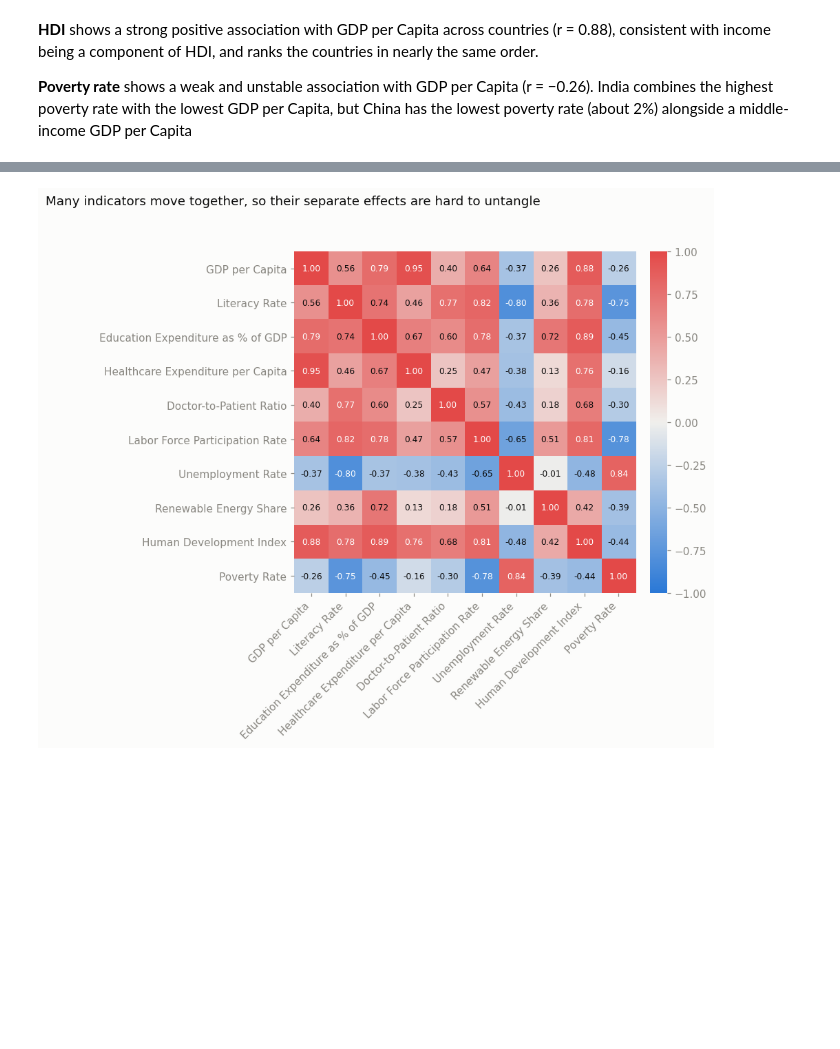
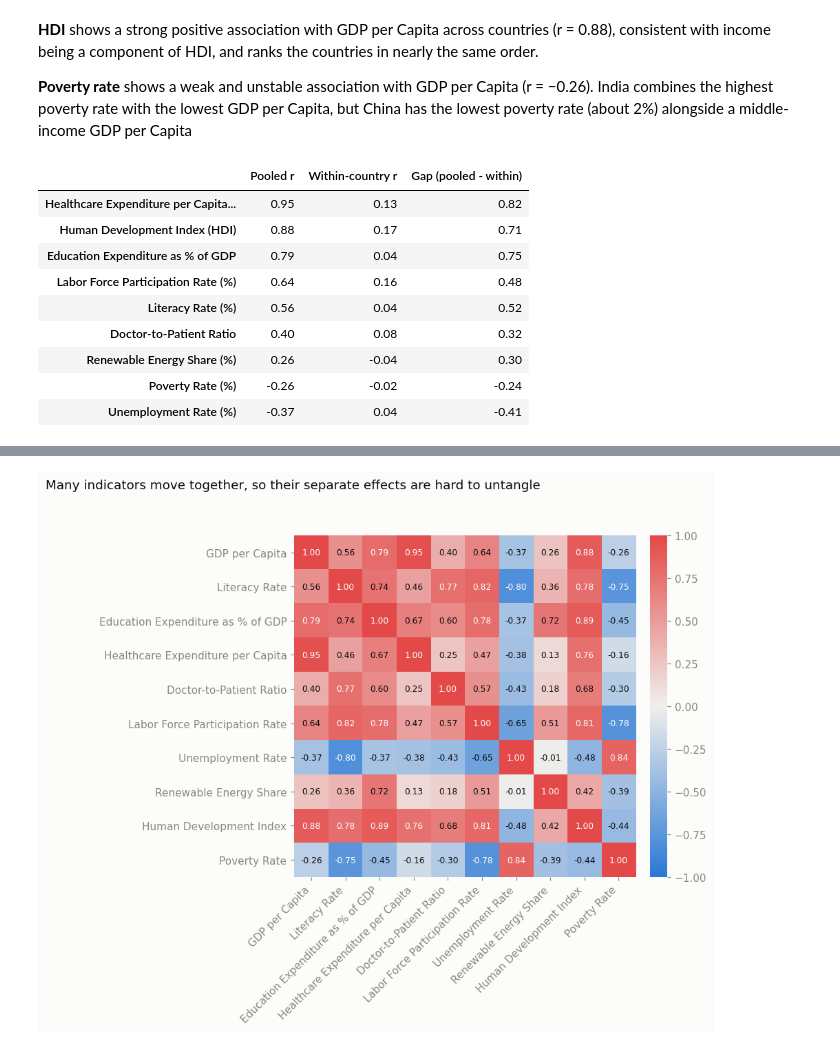
Before and after one commit to aaronawsg/capstone, a Jupyter notebook: Capstone_Economics_Analysis.ipynb, the cells around one changed output, grey strips where cells are left out. Saved outputs shown, nothing was run; the diff lists cells and outputs as text; code cells hidden in the pictures; blank space fills up the shorter version.

```diff
--- a/Capstone_Economics_Analysis.ipynb
+++ b/Capstone_Economics_Analysis.ipynb
@@ -418,3 +467,20 @@ objective_view("Development", OBJECTIVES["5. Development Level"],
 **HDI** shows a strong positive association with GDP per Capita across countries (r = 0.88), consistent with income being a component of HDI, and ranks the countries in nearly the same order.
 
 **Poverty rate** shows a weak and unstable association with GDP per Capita (r = −0.26). India combines the highest poverty rate with the lowest GDP per Capita, but China has the lowest poverty rate (about 2%) alongside a middle-income GDP per Capita
+# %%
+# One table for the deck: pooled vs within-country r for every lever
+levers = [c for cols in OBJECTIVES.values() for c in cols]
+summary = corr_table(levers)
+summary["Gap (pooled - within)"] = (summary["Pooled r"] - summary["Within-country r"]).round(2)
+summary.sort_values("Pooled r", ascending=False)
+# %% [output]
+|  | Pooled r | Within-country r | Gap (pooled - within) |
+| Healthcare Expenditure per Capita... | 0.95 | 0.13 | 0.82 |
+| Human Development Index (HDI) | 0.88 | 0.17 | 0.71 |
+| Education Expenditure as % of GDP | 0.79 | 0.04 | 0.75 |
+| Labor Force Participation Rate (%) | 0.64 | 0.16 | 0.48 |
+| Literacy Rate (%) | 0.56 | 0.04 | 0.52 |
+| Doctor-to-Patient Ratio | 0.40 | 0.08 | 0.32 |
+| Renewable Energy Share (%) | 0.26 | -0.04 | 0.30 |
+| Poverty Rate (%) | -0.26 | -0.02 | -0.24 |
+| Unemployment Rate (%) | -0.37 | 0.04 | -0.41 |
```
Also changed, not shown: parts of 33 cells of this notebook.
